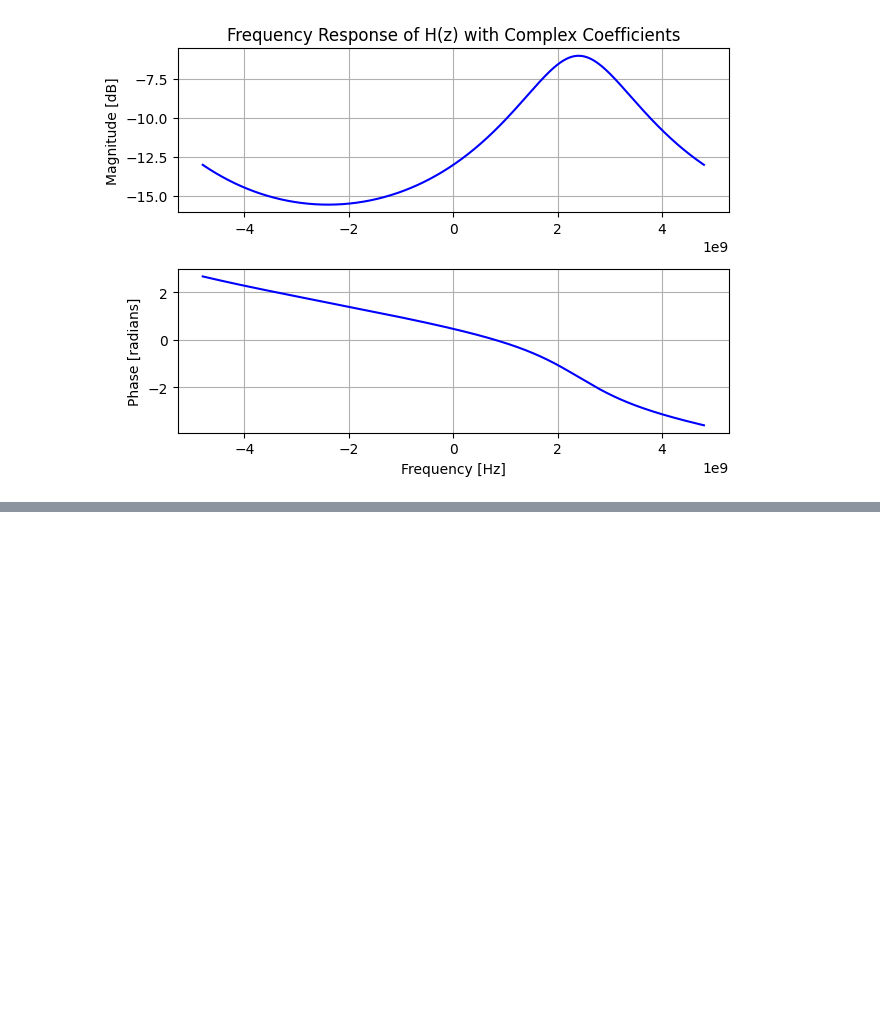
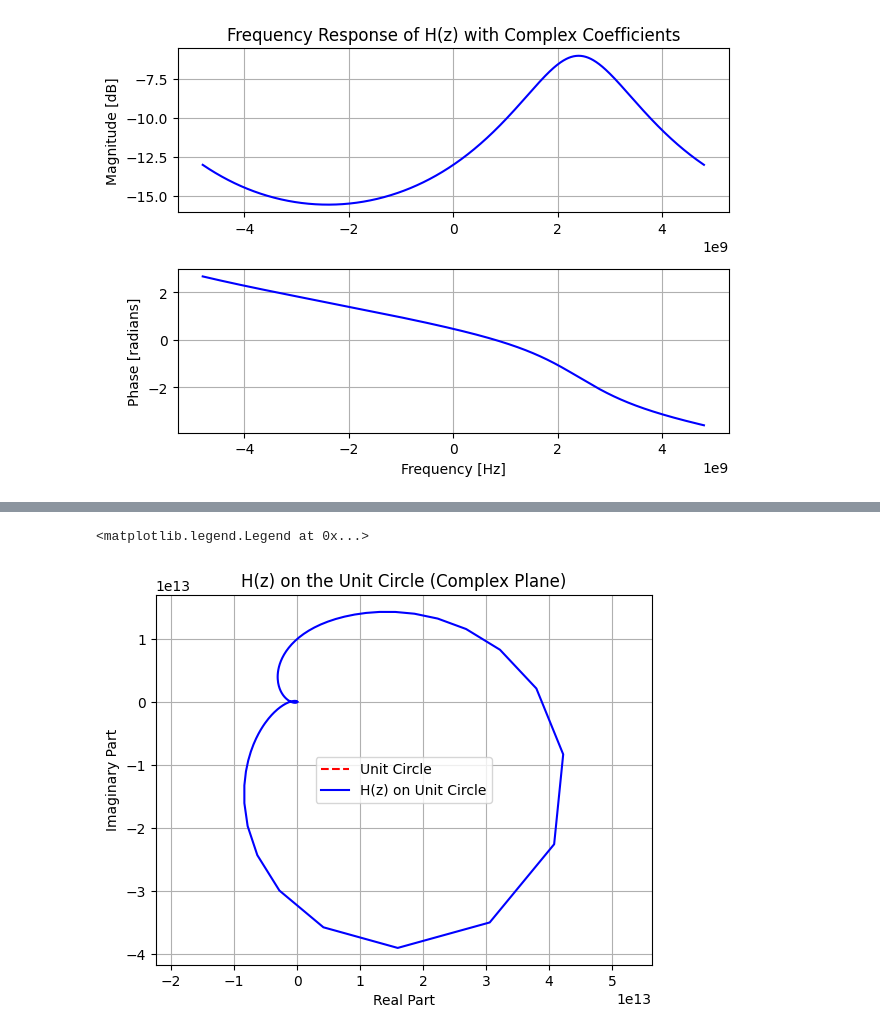
Before and after one commit to arthurmorbach/dt-filters, a Jupyter notebook: fResponse.ipynb, the cells around one changed output, grey strips where cells are left out. Saved outputs shown, nothing was run; the diff lists cells and outputs as text; code cells hidden in the pictures; blank space fills up the shorter version.

```diff
--- a/fResponse.ipynb
+++ b/fResponse.ipynb
@@ -97,0 +149,21 @@ plt.tight_layout()
+# %%
+# Evaluate the transfer function H(z) on the unit circle, where z = exp(j*omega)
+z = np.exp(1j * omega)
+H = np.polyval(b, z) / np.polyval(a, z)
+
+# Unit circle in the complex plane
+unit_circle = np.exp(1j * omega)
+
+# Plot the unit circle
+plt.plot(np.real(unit_circle), np.imag(unit_circle), 'r--', label='Unit Circle')
+# Plot H(z) on the complex plane
+plt.plot(np.real(H), np.imag(H), 'b', label='H(z) on Unit Circle')
+plt.title('H(z) on the Unit Circle (Complex Plane)')
+plt.xlabel('Real Part')
+plt.ylabel('Imaginary Part')
+plt.grid()
+plt.axis('equal')  # Equal scaling on both axes
+plt.legend()
+# %% [output]
+<matplotlib.legend.Legend at 0x...>
+[figure, added]
```
Also changed, not shown: parts of 5 cells of this notebook.
